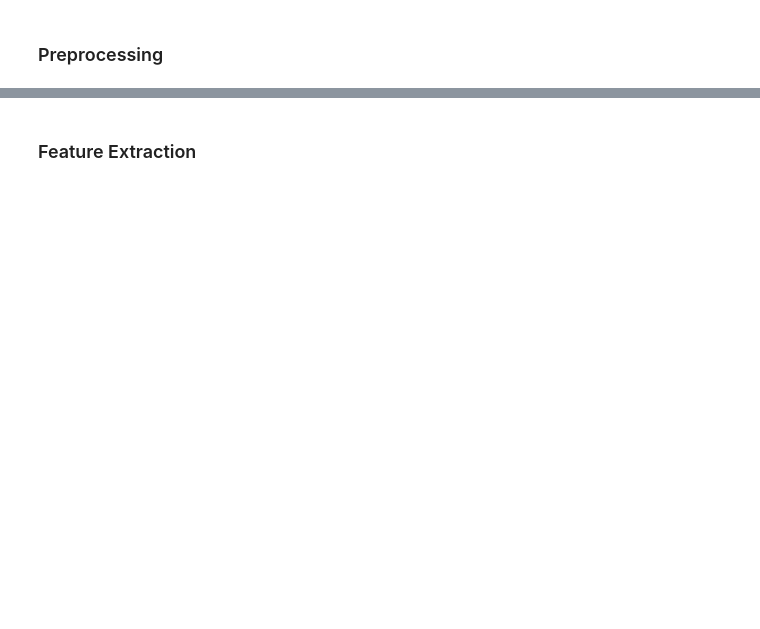
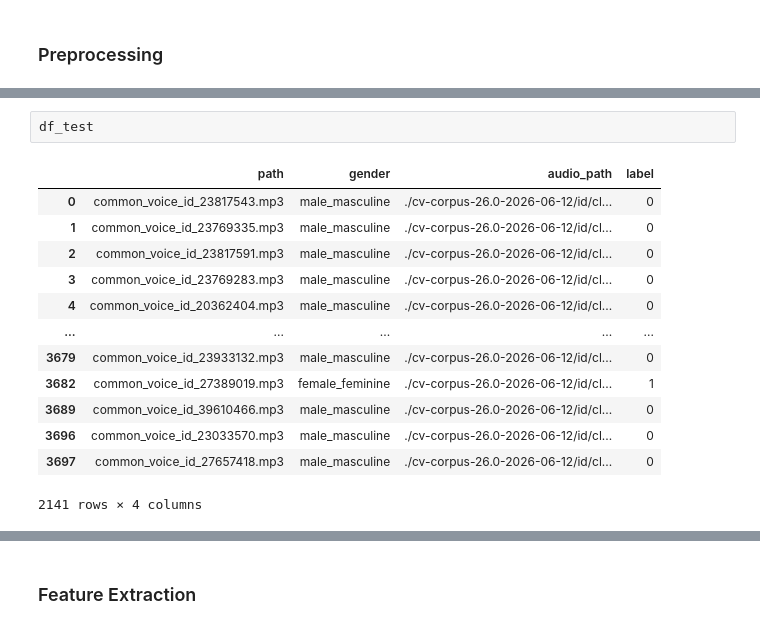
Before and after one commit to marcoyap41/speech-gender-classification, a Jupyter notebook: main.ipynb, the cells around one changed output, grey strips where cells are left out. Drawn from its saved outputs; the diff is of its cells as text; blank space fills up the shorter version.

```diff
--- a/main.ipynb
+++ b/main.ipynb
@@ -91,0 +194,16 @@ np.int64(1996)
+# %%
+df_test
+# %% [output]
+|  | path | gender | audio_path | label |
+| 0 | common_voice_id_23817543.mp3 | male_masculine | ./cv-corpus-26.0-2026-06-12/id/cl... | 0 |
+| 1 | common_voice_id_23769335.mp3 | male_masculine | ./cv-corpus-26.0-2026-06-12/id/cl... | 0 |
+| 2 | common_voice_id_23817591.mp3 | male_masculine | ./cv-corpus-26.0-2026-06-12/id/cl... | 0 |
+| 3 | common_voice_id_23769283.mp3 | male_masculine | ./cv-corpus-26.0-2026-06-12/id/cl... | 0 |
+| 4 | common_voice_id_20362404.mp3 | male_masculine | ./cv-corpus-26.0-2026-06-12/id/cl... | 0 |
+| ... | ... | ... | ... | ... |
+| 3679 | common_voice_id_23933132.mp3 | male_masculine | ./cv-corpus-26.0-2026-06-12/id/cl... | 0 |
+| 3682 | common_voice_id_27389019.mp3 | female_feminine | ./cv-corpus-26.0-2026-06-12/id/cl... | 1 |
+| 3689 | common_voice_id_39610466.mp3 | male_masculine | ./cv-corpus-26.0-2026-06-12/id/cl... | 0 |
+| 3696 | common_voice_id_23033570.mp3 | male_masculine | ./cv-corpus-26.0-2026-06-12/id/cl... | 0 |
+| 3697 | common_voice_id_27657418.mp3 | male_masculine | ./cv-corpus-26.0-2026-06-12/id/cl... | 0 |
+2141 rows × 4 columns
```
Also changed, not shown: parts of 45 cells of this notebook.
